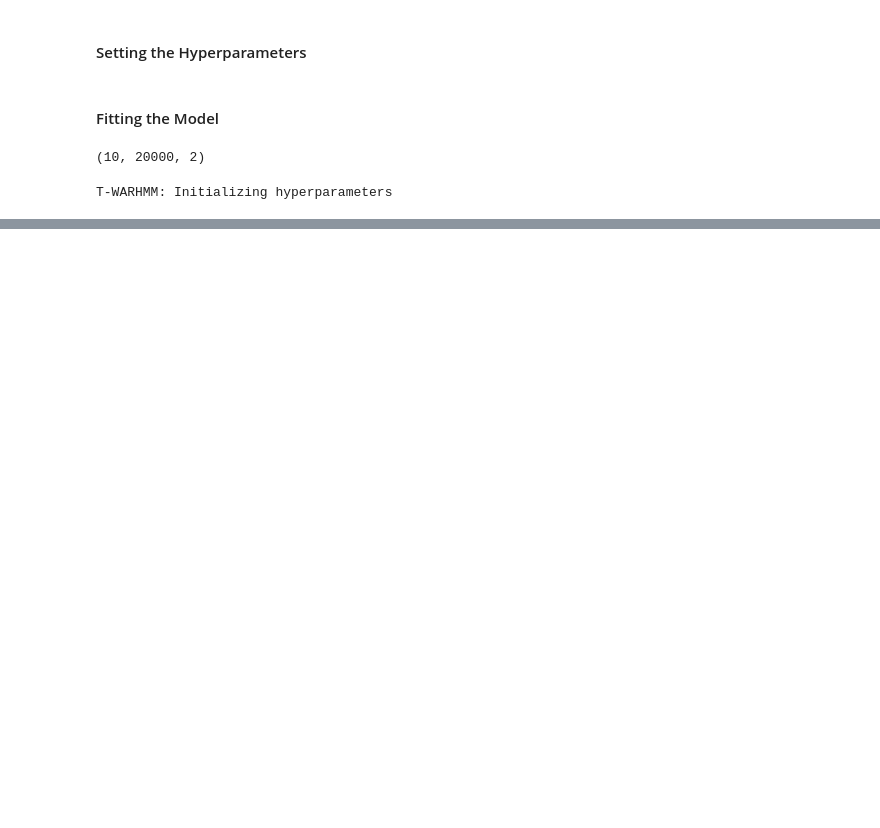
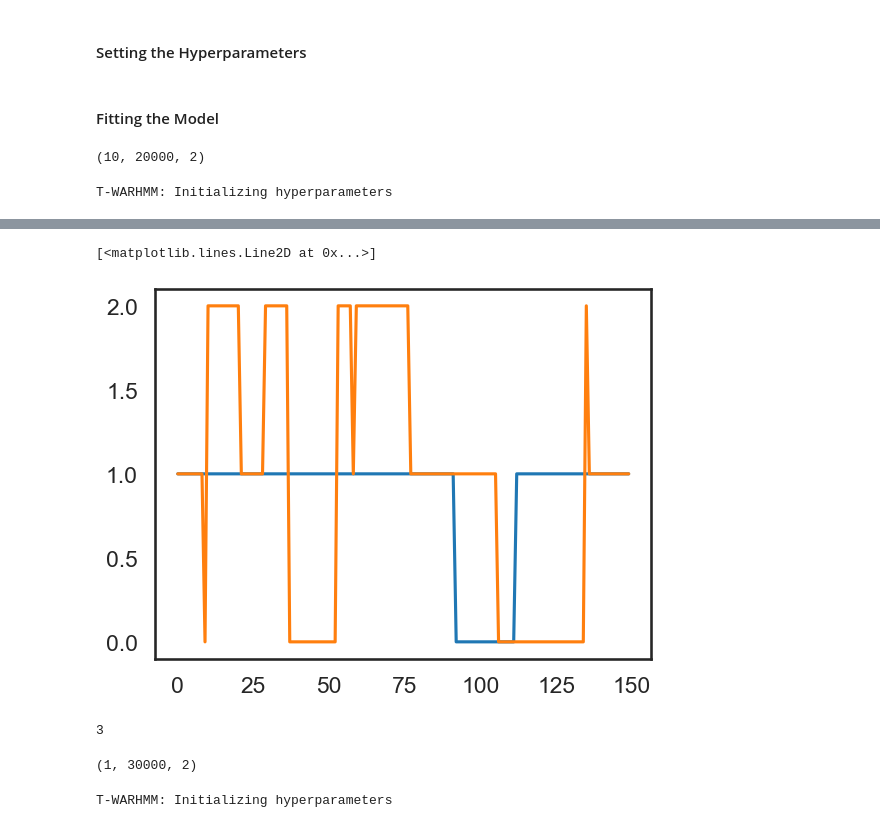
Before and after one commit to dattalab/jax-moseq, a Jupyter notebook: examples/warhmm_example.ipynb, the cells around one changed output, grey strips where cells are left out. Cells and saved outputs as stored; diff of their text form; code cells hidden in the pictures; blank space fills up the shorter version.

```diff
--- a/examples/warhmm_example.ipynb
+++ b/examples/warhmm_example.ipynb
@@ -561,0 +358,6 @@ Array([[[1.        , 0.        , 0.        ],
+# %%
+plt.plot(zs_twarhmm[:150]//3)
+plt.plot(jnp.mod(zs_twarhmm[:150], 3))
+# %% [output]
+[<matplotlib.lines.Line2D at 0x...>]
+[figure, added]
@@ -561,0 +389,8 @@ Array([[[1.        , 0.        , 0.        ],
+# %%
+trans_hypparams['num_taus']
+# %% [output]
+3
+# %%
+data['x'].shape
+# %% [output]
+(1, 30000, 2)
@@ -561,0 +403,9 @@ Array([[[1.        , 0.        , 0.        ],
+# %%
+model = warhmm.init_model(data,
+                          states=init_states,
+                          possible_taus=possible_taus,
+                          ar_hypparams=ar_hypparams,
+                          trans_hypparams=trans_hypparams,
+                          verbose=True)
+# %% [output]
+T-WARHMM: Initializing hyperparameters
```
Also changed, not shown: parts of 42 cells of this notebook, 1 other file.
